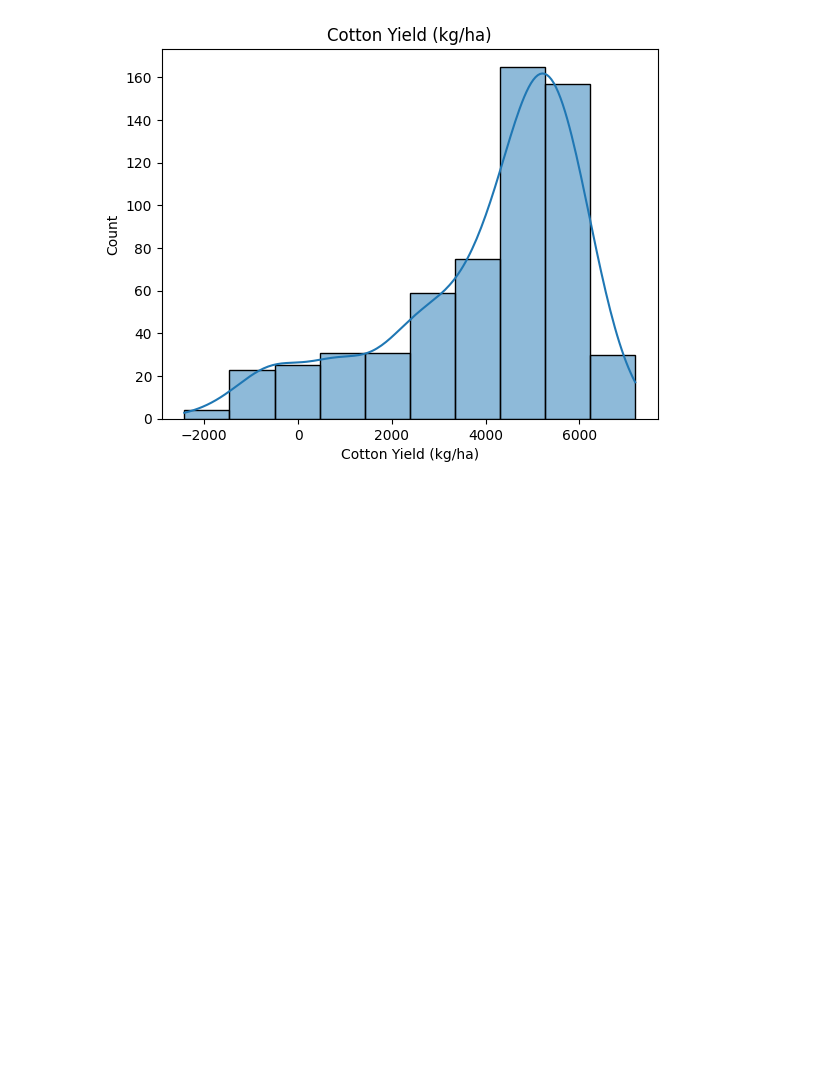
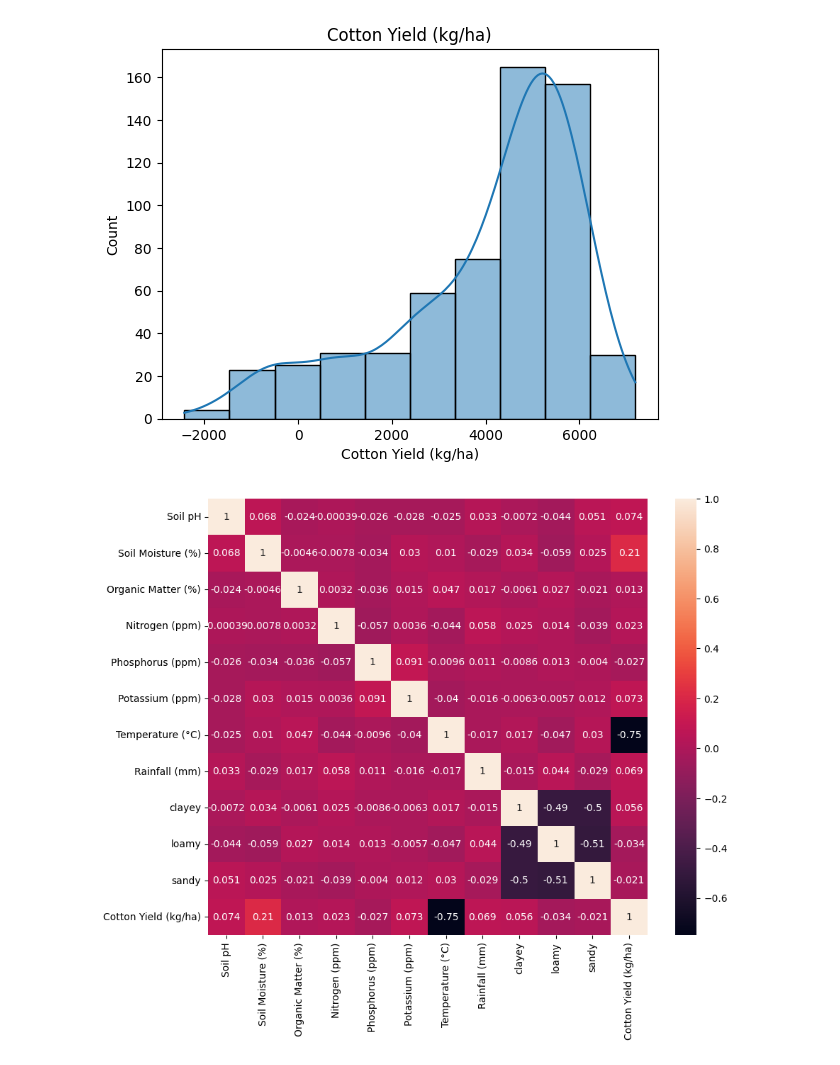
Before and after one commit to Murad-pitafi/Crop-Recommendation, a Jupyter notebook: synthetic_data_analysis.ipynb, the cells around one changed output. Cells and saved outputs as stored; diff of their text form; code cells hidden in the pictures; blank space fills up the shorter version.

Commit message:
added correlation graph

```diff
--- a/synthetic_data_analysis.ipynb
+++ b/synthetic_data_analysis.ipynb
@@ -76,3 +76,15 @@ for i in num:
 [figure]
 [figure]
 [figure]
+# %%
+from sklearn.preprocessing import LabelEncoder
+encoder = LabelEncoder()
+
+for i in cat:
+    data[i] = encoder.fit_transform(data[[i]])
+# %%
+plt.figure(figsize=(10,8))
+sns.heatmap(data.corr(), annot = True)
+plt.show()
+# %% [output]
+[figure, added]
```
